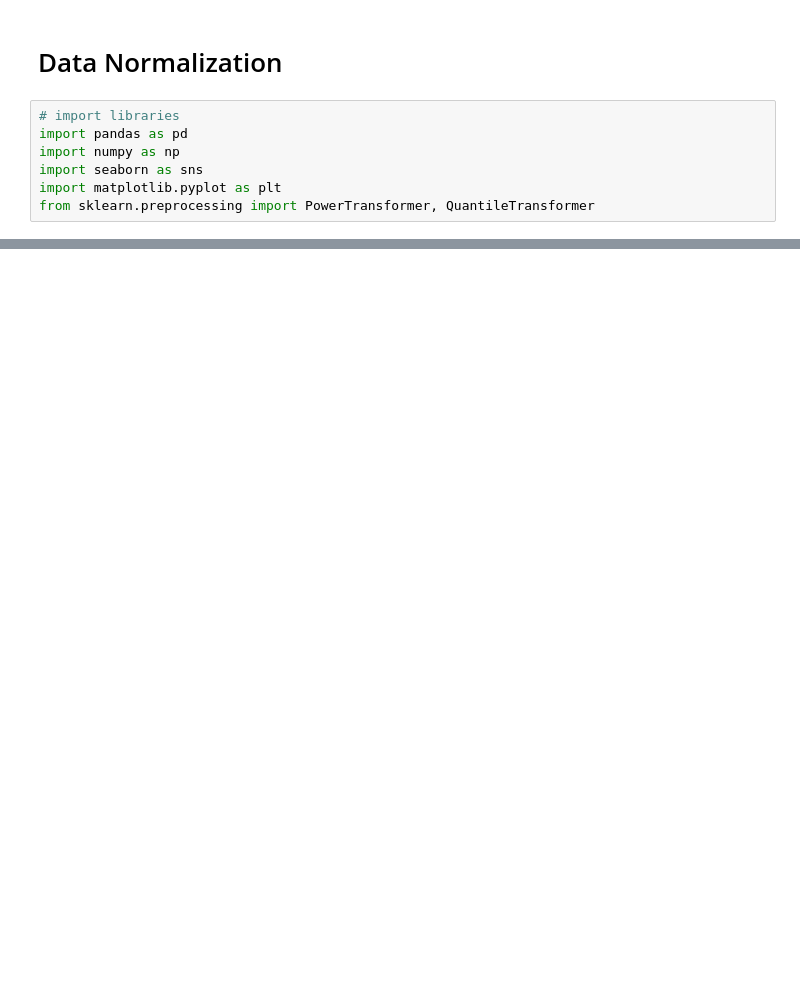
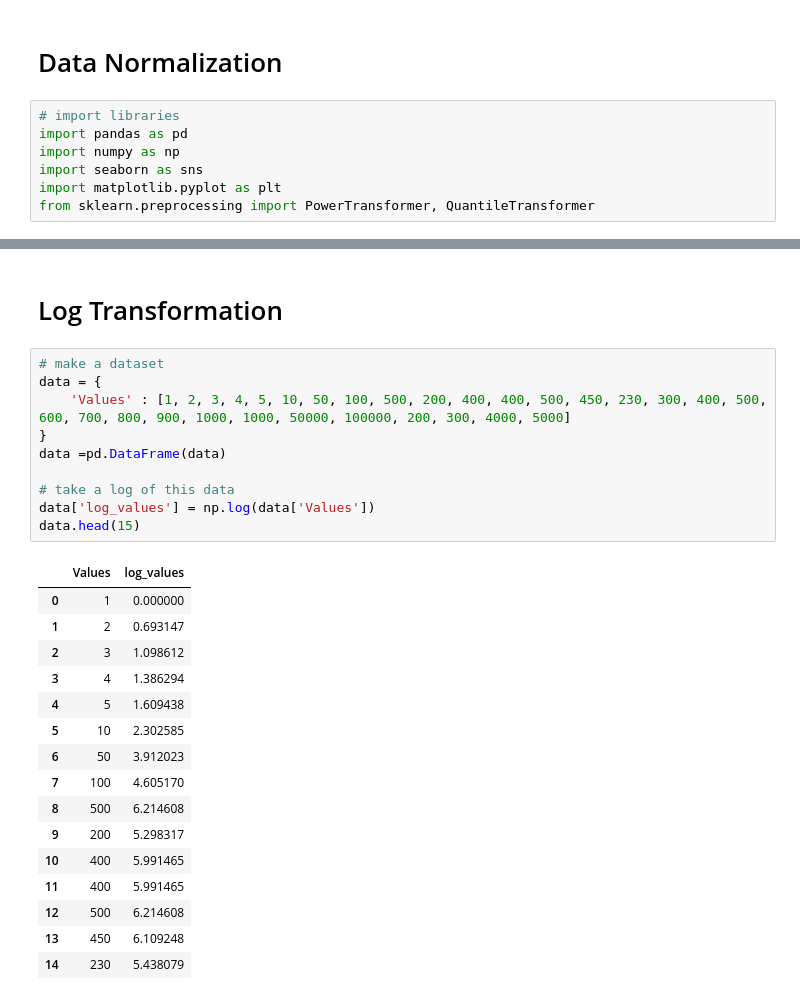
Before and after one commit to Ali-Hamza01/Python_ML, a Jupyter notebook: 06_Normalization.ipynb, the cells around one changed output, grey strips where cells are left out. Drawn from its saved outputs; the diff is of its cells as text; blank space fills up the shorter version.

```diff
--- a/06_Normalization.ipynb
+++ b/06_Normalization.ipynb
@@ -63,0 +92,29 @@ for col in ['values', 'Box_Cox', 'Yeo_Johnson', 'Quantile']:
+# %% [markdown]
+# Log Transformation
+# %%
+# make a dataset
+data = {
+    'Values' : [1, 2, 3, 4, 5, 10, 50, 100, 500, 200, 400, 400, 500, 450, 230, 300, 400, 500, 600, 700, 800, 900, 1000, 1000, 50000, 100000, 200, 300, 4000, 5000]
+}
+data =pd.DataFrame(data)
+
+# take a log of this data
+data['log_values'] = np.log(data['Values'])
+data.head(15)
+# %% [output]
+|  | Values | log_values |
+| 0 | 1 | 0.000000 |
+| 1 | 2 | 0.693147 |
+| 2 | 3 | 1.098612 |
+| 3 | 4 | 1.386294 |
+| 4 | 5 | 1.609438 |
+| 5 | 10 | 2.302585 |
+| 6 | 50 | 3.912023 |
+| 7 | 100 | 4.605170 |
+| 8 | 500 | 6.214608 |
+| 9 | 200 | 5.298317 |
+| 10 | 400 | 5.991465 |
+| 11 | 400 | 5.991465 |
+| 12 | 500 | 6.214608 |
+| 13 | 450 | 6.109248 |
+| 14 | 230 | 5.438079 |
```
Also changed, not shown: parts of 8 cells of this notebook.
